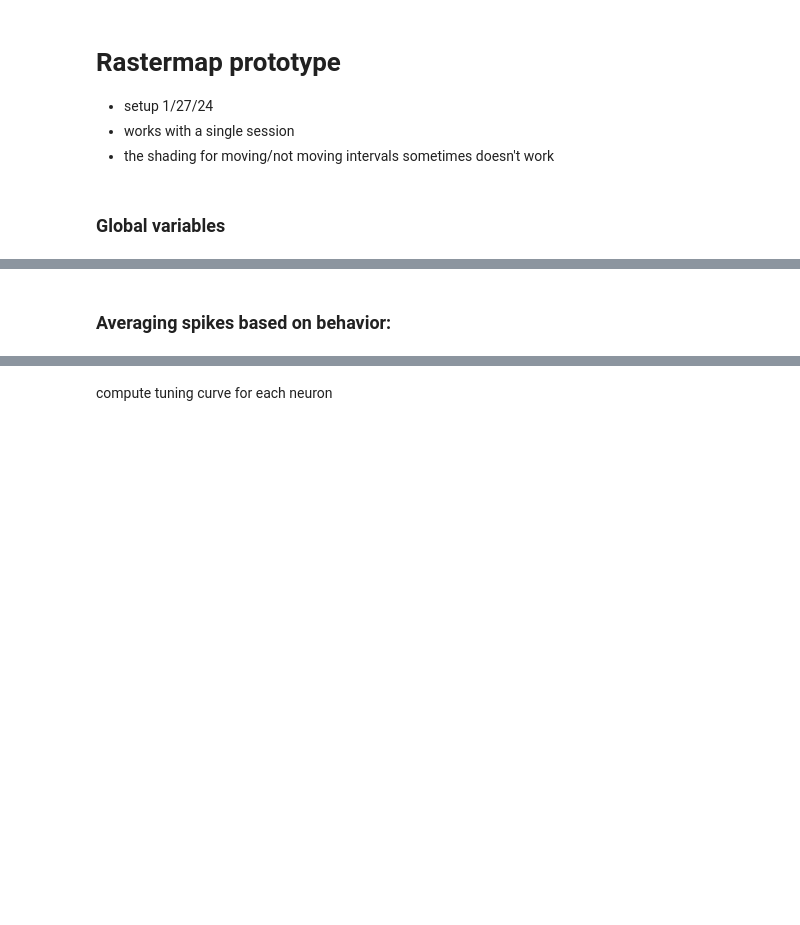
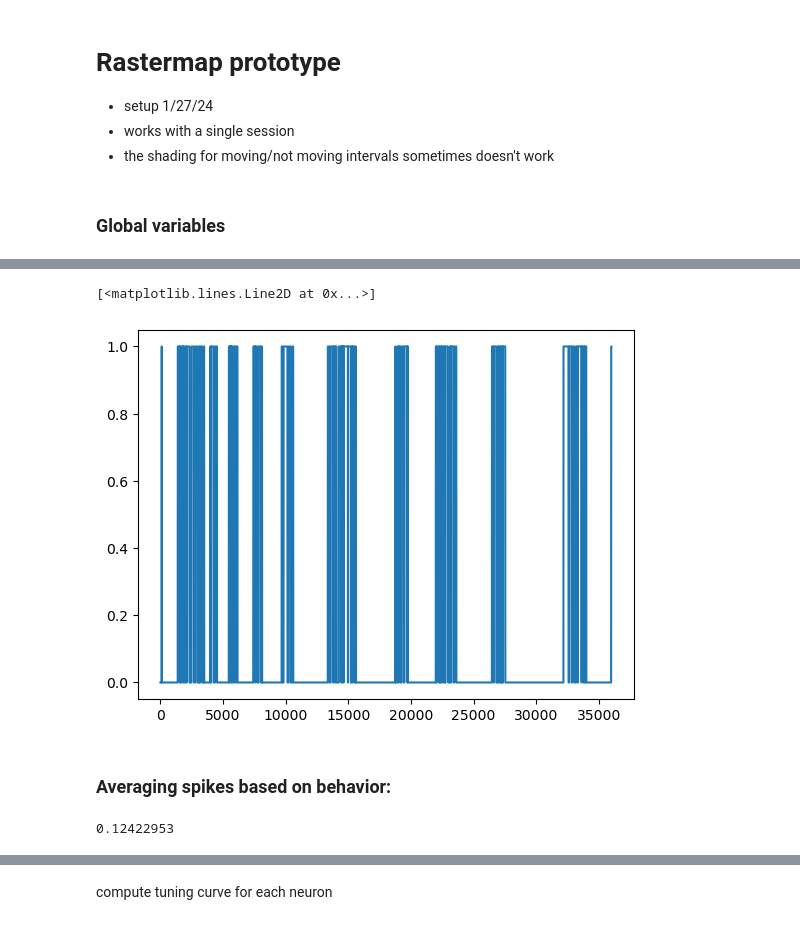
Before and after one commit to JessicaYoujiaLi/sleep, a Jupyter notebook: notebooks/dendritic_analysis/rastermap_single_session.ipynb, the cells around one changed output, grey strips where cells are left out. Drawn from its saved outputs; the diff is of its cells as text; code cells hidden in the pictures; blank space fills up the shorter version.

```diff
--- a/notebooks/dendritic_analysis/rastermap_single_session.ipynb
+++ b/notebooks/dendritic_analysis/rastermap_single_session.ipynb
@@ -105,6 +105,11 @@ position = np.array(beh[0]["data"]["treadmillPosition"])
 
 with open(join(processed_behavior, "mobility_immobility.json"), "r") as f:
     mob_immob = np.array(json.load(f))
+# %%
+plt.plot(mob_immob)
+# %% [output]
+[<matplotlib.lines.Line2D at 0x...>]
+[figure, added]
 # %% [markdown]
 ### Averaging spikes based on behavior:
 # %%
@@ -134,6 +139,10 @@ df["Condition_numeric"] = df["Condition"].map(condition_mapping)
 df.to_json(
     join(dirname(processed_behavior), "mobility_immobility_mean_spike_rate.json")
 )
+# %%
+moving_spks
+# %% [output]
+0.12422953
 # %%
 # Convert the data to a long-format DataFrame
 df_long = pd.DataFrame(data)
```
Also changed, not shown: parts of 14 cells of this notebook, 7 other files.
